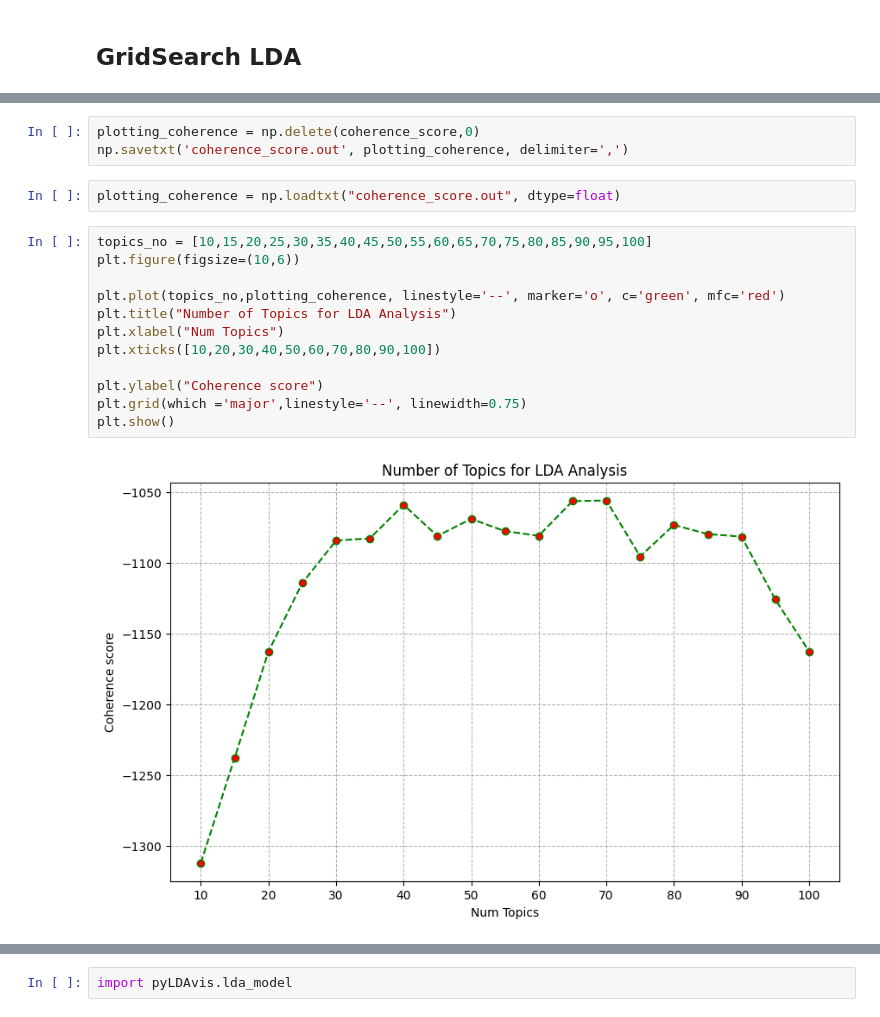
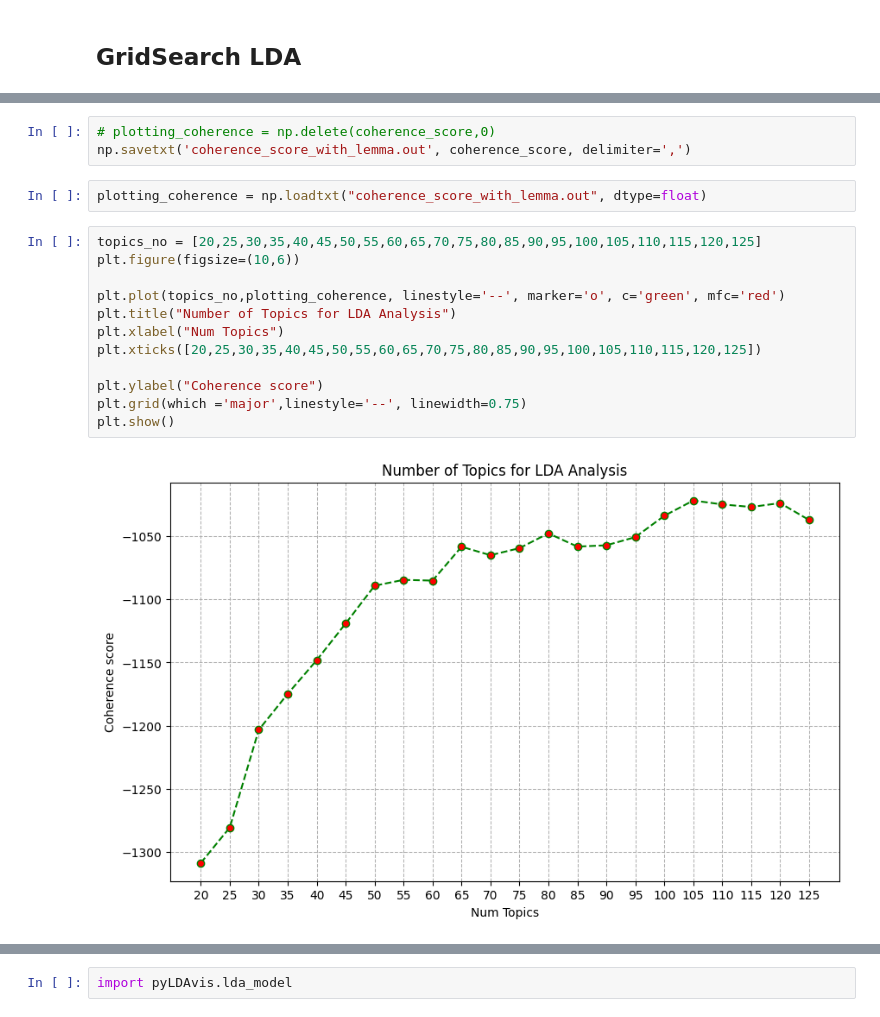
Before and after one commit to litpuvn/climate-change-stressors, a Jupyter notebook: harvey-text-analysis-300-stressor.ipynb, the cells around one changed output, grey strips where cells are left out. Cells and saved outputs as stored; diff of their text form.

```diff
--- a/harvey-text-analysis-300-stressor.ipynb
+++ b/harvey-text-analysis-300-stressor.ipynb
@@ -276,19 +297,19 @@ LDA model with 100 topics is done!
 # %%
-plotting_coherence = np.delete(coherence_score,0)
-np.savetxt('coherence_score.out', plotting_coherence, delimiter=',')
+# plotting_coherence = np.delete(coherence_score,0)
+np.savetxt('coherence_score_with_lemma.out', coherence_score, delimiter=',')
 # %%
-plotting_coherence = np.loadtxt("coherence_score.out", dtype=float)
+plotting_coherence = np.loadtxt("coherence_score_with_lemma.out", dtype=float)
 # %%
-topics_no = [10,15,20,25,30,35,40,45,50,55,60,65,70,75,80,85,90,95,100]
+topics_no = [20,25,30,35,40,45,50,55,60,65,70,75,80,85,90,95,100,105,110,115,120,125]
 plt.figure(figsize=(10,6))
 
 plt.plot(topics_no,plotting_coherence, linestyle='--', marker='o', c='green', mfc='red')
 plt.title("Number of Topics for LDA Analysis")
 plt.xlabel("Num Topics")
-plt.xticks([10,20,30,40,50,60,70,80,90,100])
+plt.xticks([20,25,30,35,40,45,50,55,60,65,70,75,80,85,90,95,100,105,110,115,120,125])
 
 plt.ylabel("Coherence score")
 plt.grid(which ='major',linestyle='--', linewidth=0.75)
 plt.show()
 # %% [output]
-[figure, old version]
+[figure, new version]
```
Also changed, not shown: parts of 23 cells of this notebook, 3 other files.
